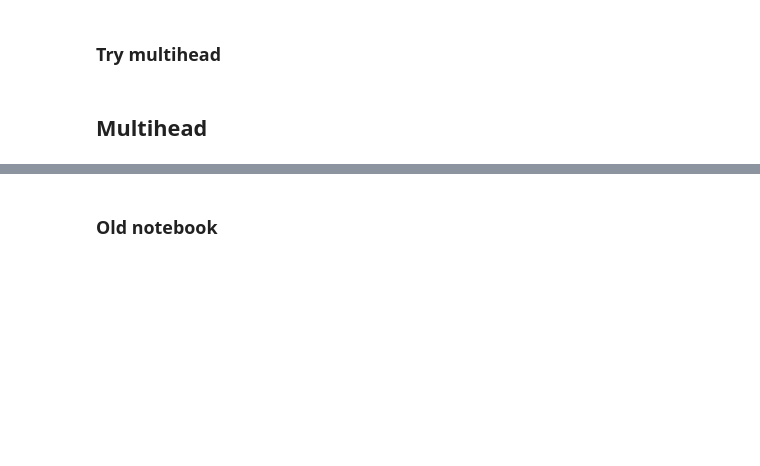
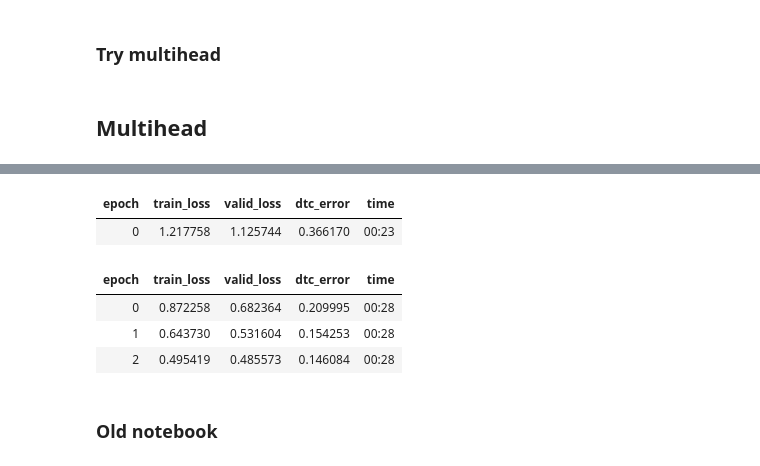
Before and after one commit to CNUClasses/kaggle_paddy, a Jupyter notebook: Paddy.ipynb, the cells around one changed output, grey strips where cells are left out. Cells and saved outputs as stored; diff of their text form; code cells hidden in the pictures; blank space fills up the shorter version.

```diff
--- a/Paddy.ipynb
+++ b/Paddy.ipynb
@@ -97,7 +136,8 @@ dls=ImageDataLoaders.from_folder(trnpath, valid_pct=0.2, seed=42,item_tfms=Resiz
 # %%
-dblock=DataBlock(blocks=(ImageBlock, CategoryBlock),
+dblock=DataBlock(blocks=(ImageBlock, CategoryBlock, CategoryBlock),   #ImageBlock works if passed a path to image, CategoryBlock works if passed a string to categorify to an int
+                 n_inp=1,   #imageblock
                  get_items=get_image_files,
-                 get_y=parent_label,
+                 get_y=[parent_label,getvariety],  #2 cat blocks ricetype and disease variety type
                  splitter=RandomSplitter(0.2, seed=42),
-                 item_tfms=Resize(480,method='squish'),
-                 batch_tfms=aug_transforms(size=224, min_scale=0.75))
+                 item_tfms=Resize(192,method='squish'),
+                 batch_tfms=aug_transforms(size=128, min_scale=0.75))
@@ -128,22 +193,24 @@ class DiseaseAndTypeClassifier(nn.Module):
         x1=self.l1(x)  #rice type
         x2=self.l2(x)  #disease
         return x1,x2
+# %%
+# learn=vision_learner(dls,'resnet26d',  metrics=dtc_error)
+dtc=DiseaseAndTypeClassifier(model1)
 # %%
 # Learner??
 # %%
 learn.loss_func
 c_loss=learn.loss_func
 # %%
-def dtc_loss(preds,targs):
-    rice_preds, disease_preds=preds
-    return c_loss(disease_preds,targs)
+def dtc_loss(preds,y_label,y_variety):
+    rice_preds, variety_preds=preds
+    return c_loss(rice_preds,y_label)+c_loss(variety_preds,y_variety)
 
-def dtc_error(preds,targs):
-    rice_preds, disease_preds=preds
-    return error_rate(disease_preds,targs)
+def dtc_error(preds,y_label,y_variety):
+    rice_preds, variety_preds=preds
+    return error_rate(rice_preds,y_label)+error_rate(variety_preds,y_variety)
 # %%
-learn=vision_learner(dls,'resnet26d',  metrics=error_rate)
-dtc=DiseaseAndTypeClassifier(learn.model)
+learn.dls=dls
 learn.model=dtc
 learn.loss_func=dtc_loss
 learn.metrics=[dtc_error]
@@ -154,5 +227,12 @@ learn.lr_find()
 # %%
-learn.fine_tune(1,0.01)
+learn.fine_tune(3,0.01)
+# %% [output]
+| epoch | train_loss | valid_loss | dtc_error | time |
+| 0 | 1.217758 | 1.125744 | 0.366170 | 00:23 |
+| epoch | train_loss | valid_loss | dtc_error | time |
+| 0 | 0.872258 | 0.682364 | 0.209995 | 00:28 |
+| 1 | 0.643730 | 0.531604 | 0.154253 | 00:28 |
+| 2 | 0.495419 | 0.485573 | 0.146084 | 00:28 |
 # %%
 #size of validation set?
 len(learn.dls.valid.get_idxs())
```
Also changed, not shown: parts of 31 cells of this notebook.
